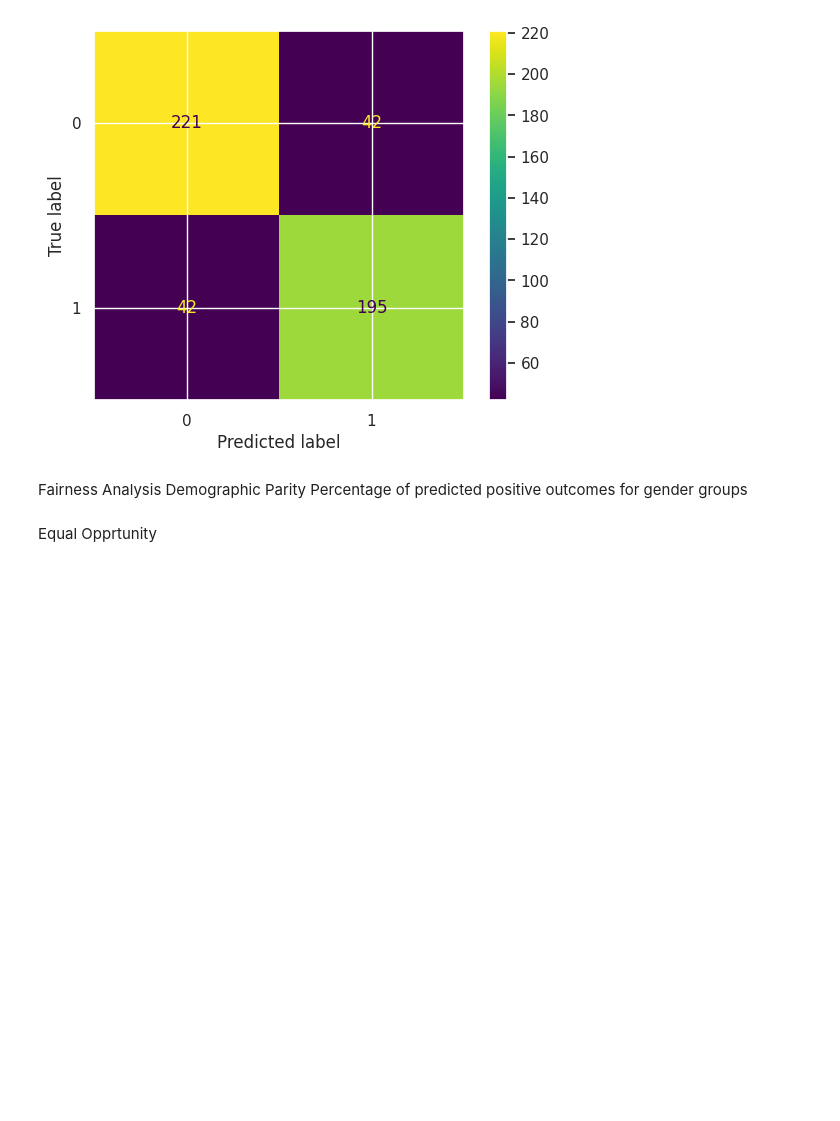
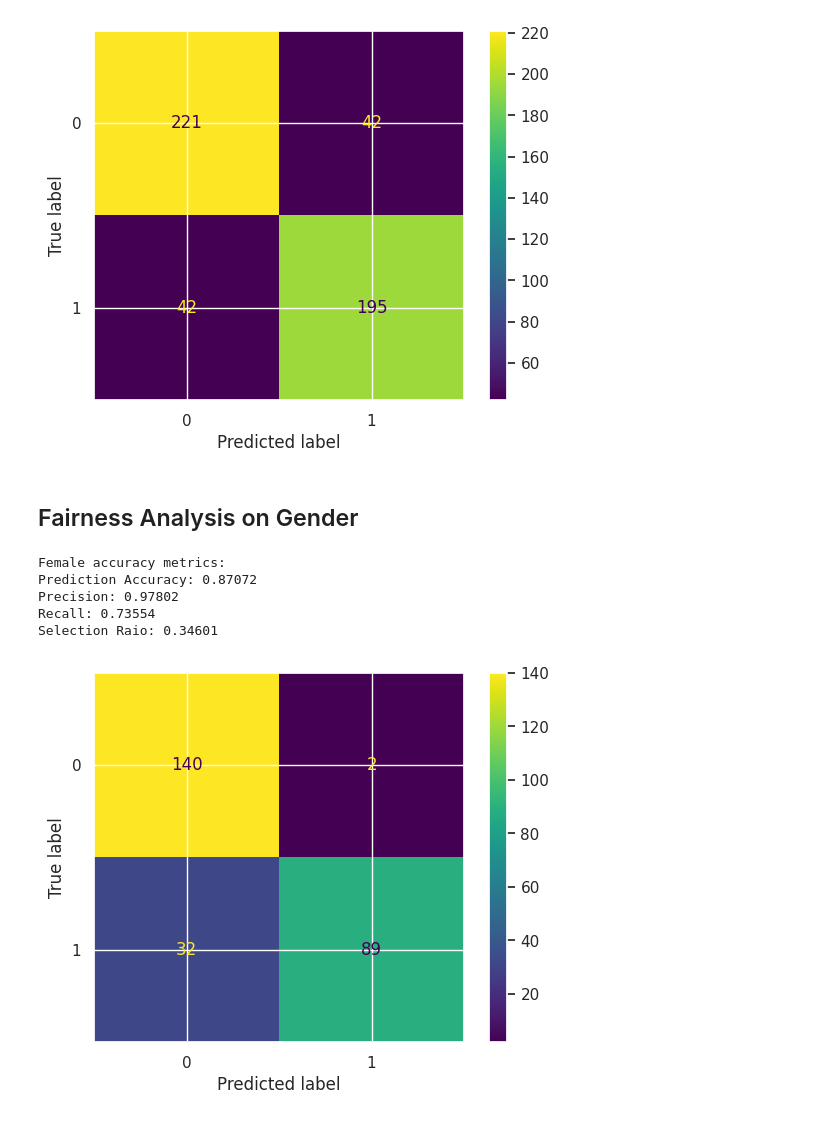
Before and after one commit to CMU-313/spring23-nodebb-team-up, a Jupyter notebook: notebook_setup/model.ipynb, the cells around one changed output. Saved outputs shown, nothing was run; the diff lists cells and outputs as text; code cells hidden in the pictures; blank space fills up the shorter version.

Commit message:
fairness eval done

```diff
--- a/notebook_setup/model.ipynb
+++ b/notebook_setup/model.ipynb
@@ -85,7 +85,7 @@ def evaluate_model(data, predict):
     # Calculate the confusion matrix
     conf_matrix = confusion_matrix(actual_labels, predicted_labels)
 
-    return accuracy, conf_matrix
+    return accuracy, conf_matrix, actual_labels, predicted_labels
 
 plot_feature_distributions(df)
 # %% [output]
@@ -94,4 +94,4 @@ plot_feature_distributions(df)
 df = pd.read_csv(filename, converters={i: str for i in range(0, 100)})
 data = df.to_dict(orient='records')
 # print(data)
-accuracy, conf_matrix = evaluate_model(data, predict)
+accuracy, conf_matrix, act_labels, pred_labels = evaluate_model(data, predict)
@@ -121,7 +103,3 @@ print(f"Accuracy: {accuracy:.5f}")
 # %% [output]
 Accuracy: 0.83200
 [figure]
-# %% [markdown]
-Fairness Analysis
-Demographic Parity
-Percentage of predicted positive outcomes for gender groups
@@ -131,2 +105,0 @@ test.groupby('Gender').aggregate('mean')
-# %% [markdown]
-Equal Opprtunity
@@ -152,0 +106,57 @@ print(f"FNR for females: {fnr_female:.3f}")
+# %% [markdown]
+## Fairness Analysis on Gender
+# %%
+from sklearn.metrics import ConfusionMatrixDisplay
+import sklearn.metrics as met
+df = pd.read_csv(filename, index_col='Student ID')
+df['predicted'] =  pred_labels
+dfM = df[df['Gender'] == 'M']
+dfF = df[df['Gender'] == 'F']
+dataM = dfM.to_dict(orient='records')
+dataF = dfF.to_dict(orient='records')
+
+def calc_fairness(data):
+    # Convert the feature keys to the desired format
+    data = [convert_keys(entry) for entry in data]
+
+    # Separate the "Good Candidate" labels from the dictionaries
+    actual_labels = np.array([entry.pop("Good Candidate") for entry in data], dtype=int)
+
+    predicted_labels = np.array([entry.pop("predicted") for entry in data], dtype=int)
+
+    # Calculate the accuracy of the model
+    accuracy = accuracy_score(actual_labels, predicted_labels)
+
+    # Calculate the confusion matrix
+    conf_matrix = confusion_matrix(actual_labels, predicted_labels)
+
+    precision, recall = met.precision_score(actual_labels, predicted_labels), met.recall_score(actual_labels, predicted_labels)
+
+    return accuracy, conf_matrix, precision, recall
+
+# Compute values for different groups
+macc, mconfmat, mprec, mrec = calc_fairness(dataM)
+facc, fconfmat, fprec, frec = calc_fairness(dataF)
+
+# Extract true/false positive/negative from confusion matrix
+fTN, fFP, fFN, fTP = fconfmat[0][0], fconfmat[0][1], fconfmat[1][0], fconfmat[1][1]
+mTN, mFP, mFN, mTP = mconfmat[0][0], mconfmat[0][1], mconfmat[1][0], mconfmat[1][1]
+fP, fN = fTP + fFP, fTN + fFN
+mP, mN = mTP + mFP, mTN + mFN
+fslt_rate, mslt_rate = fP / (fP + fN), mP / (mP + mN)
+fFPR, mFPR = fFP / (fFP + fTN), mFP / (mFP + mTN)
+
+disp1 = ConfusionMatrixDisplay(fconfmat)
+disp1.plot()
+print("Female accuracy metrics:")
+print(f"Prediction Accuracy: {facc:.5f}")
+print(f"Precision: {fprec:.5f}")
+print(f"Recall: {frec:.5f}")
+print(f"Selection Raio: {fslt_rate:.5f}")
+# %% [output]
+Female accuracy metrics:
+Prediction Accuracy: 0.87072
+Precision: 0.97802
+Recall: 0.73554
+Selection Raio: 0.34601
+[figure, added]
```
Also changed, not shown: parts of 8 cells of this notebook.
